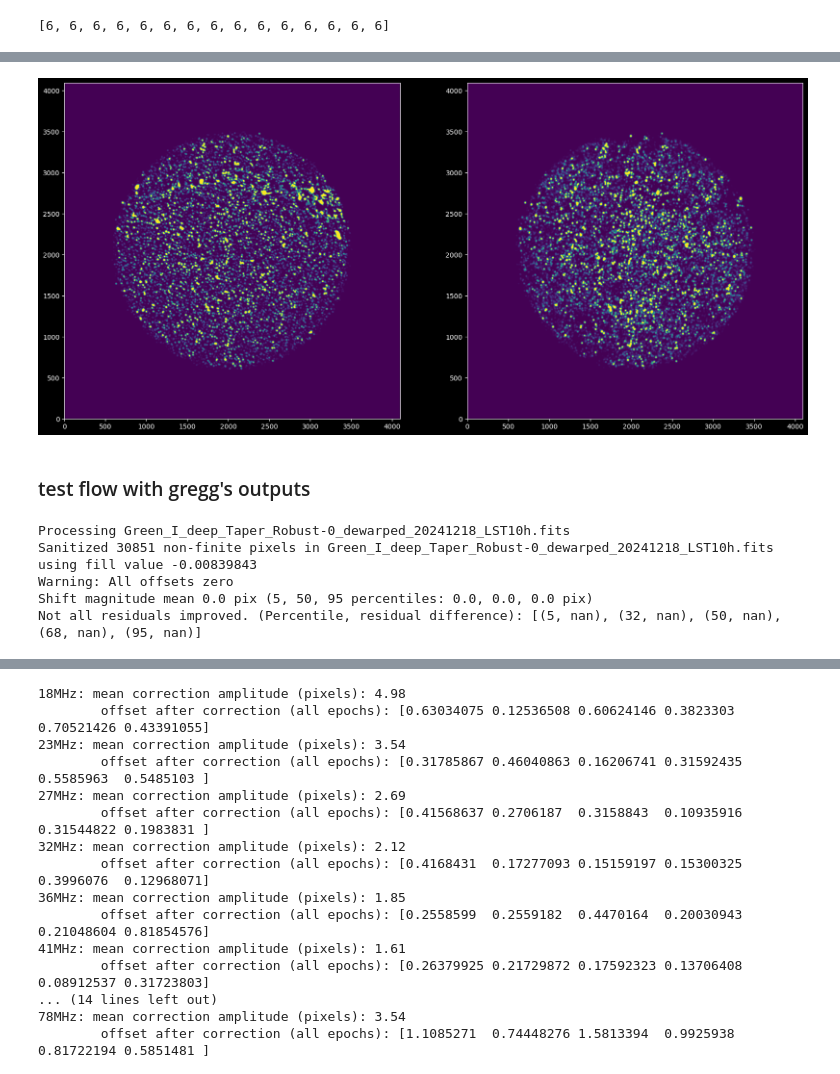
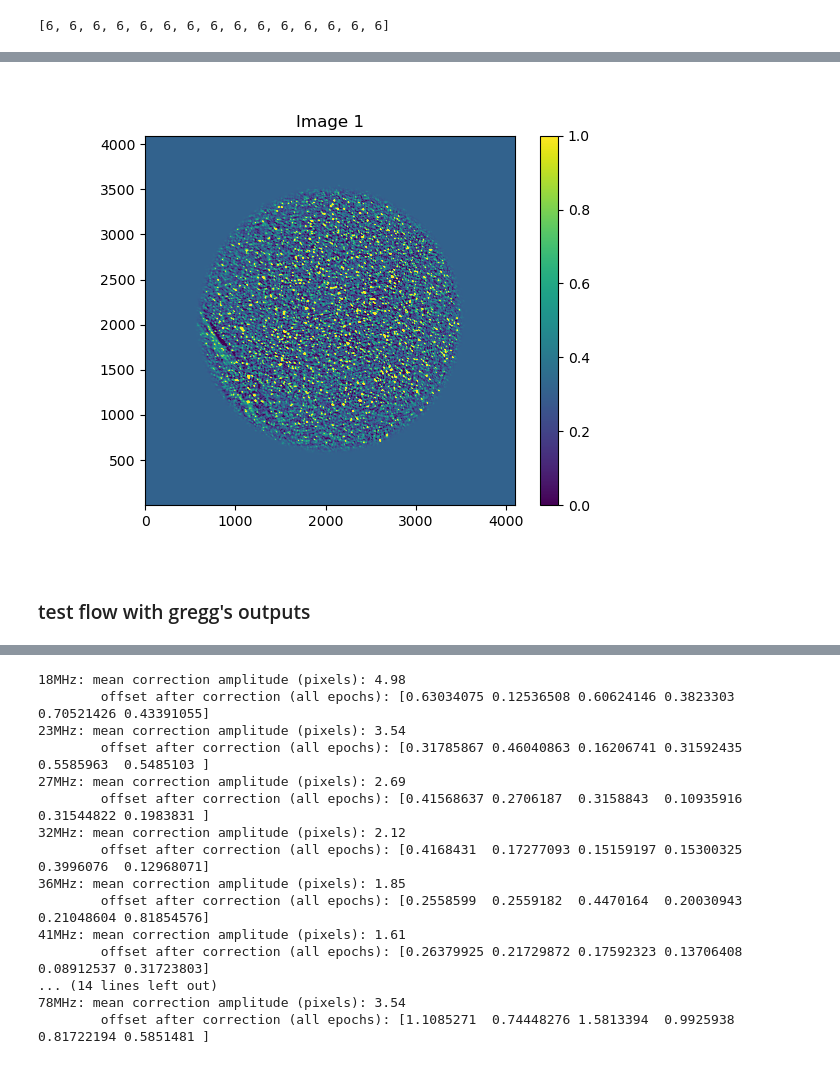
Before and after one commit to ovro-lwa/image-plane-correction, a Jupyter notebook: notebooks/optical_flow3.ipynb, the cells around one changed output, grey strips where cells are left out. Drawn from its saved outputs; the diff is of its cells as text; code cells hidden in the pictures.

```diff
--- a/notebooks/optical_flow3.ipynb
+++ b/notebooks/optical_flow3.ipynb
@@ -59,0 +61,6 @@ Shift magnitude mean 4.3 pix (5, 50, 95 percentiles: 2.4, 4.5, 6.8 pix)
+# %%
+image_fns = sorted(glob.glob('/fast/claw/2024-12-22/Science_20260419_232930/*-image.fits'))
+dewarp_fns = sorted(glob.glob('/fast/claw/2024-12-22/Science_20260419_232930/*-image_dewarped.fits'))
+# %%
+image, reference_sky, flow, dewarped = calcflow(image_fns[0], psf_fn=image_fns[0], cleaned=True, qa=True, bright_source_flux_qa=True,
+)
@@ -60,12 +82,9 @@ Shift magnitude mean 4.3 pix (5, 50, 95 percentiles: 2.4, 4.5, 6.8 pix)
 # %%
 image_prep, reference_sky_prep = preprocess(image, reference_sky, weight=2)
-# %%
-fig, (ax0, ax1) = plt.subplots(1, 2, figsize=(20,10))
-ax0.imshow(image_prep, origin='lower')
-ax1.imshow(reference_sky_prep, origin='lower')
-plt.show()
-# %% [output]
-[figure, removed]
+# %%
+toggle_images(np.array(normalize(horizon_mask(dewarped))), normalize(image_prep))
+# %% [output]
+[figure, added]
 # %% [markdown]
 ### test flow with gregg's outputs
 # %%
@@ -83,8 +93,0 @@ flow = Flow.brox(target, reference, alpha=1.3, gamma=150, scale_factor=0.7)
-# %%
-image, reference_sky, flow, dewarped = calcflow(fn_target, reference_sky=reference)
-# %% [output]
-Processing Green_I_deep_Taper_Robust-0_dewarped_20241218_LST10h.fits
-Sanitized 30851 non-finite pixels in Green_I_deep_Taper_Robust-0_dewarped_20241218_LST10h.fits using fill value -0.00839843
-Warning: All offsets zero
-Shift magnitude mean 0.0 pix (5, 50, 95 percentiles: 0.0, 0.0, 0.0 pix)
-Not all residuals improved. (Percentile, residual difference): [(5, nan), (32, nan), (50, nan), (68, nan), (95, nan)]
```
Also changed, not shown: parts of 14 cells of this notebook, 2 other files.
